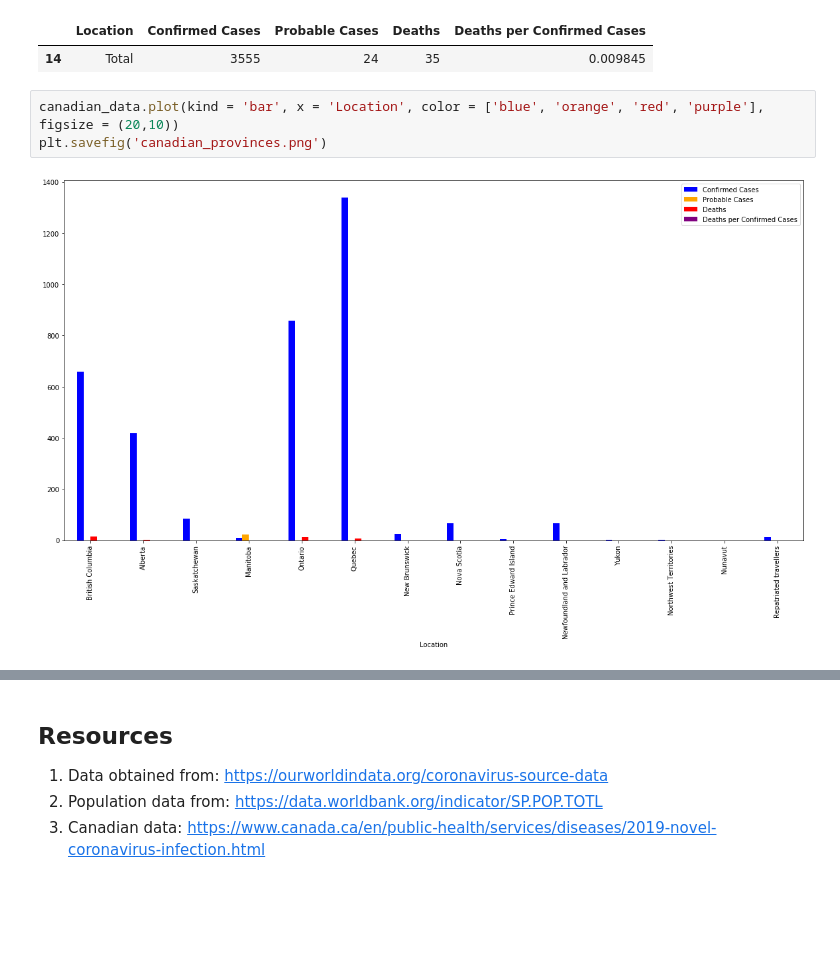
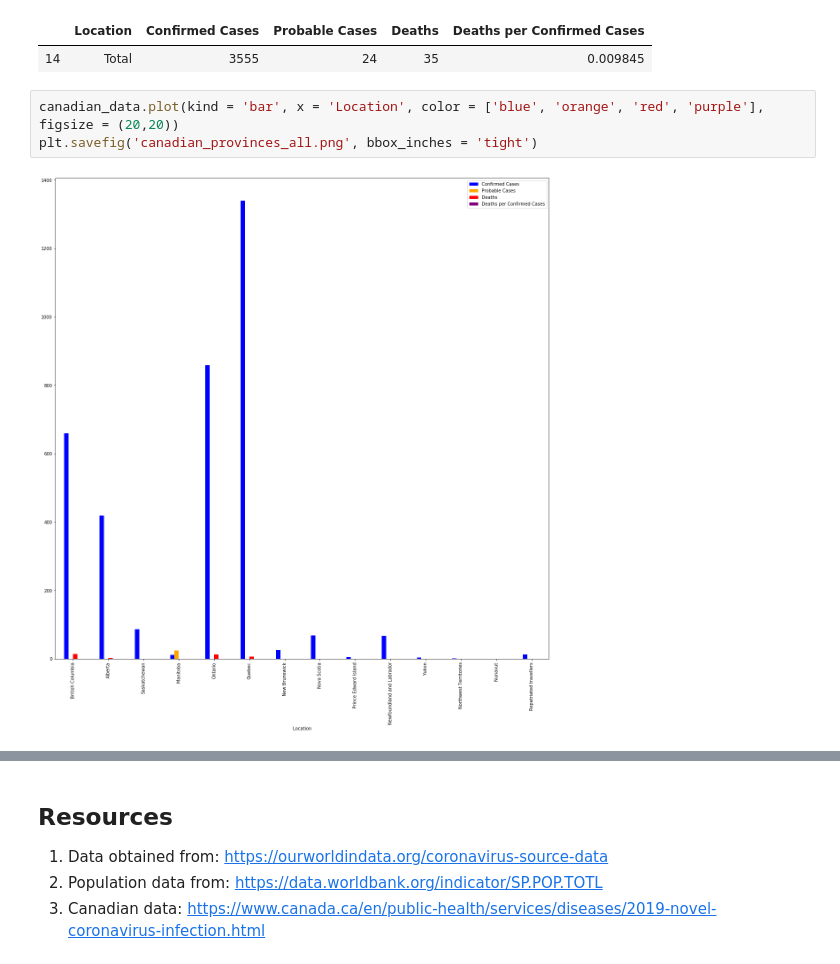
Before and after one commit to ambreen2006/Covid-19-Analysis, a Jupyter notebook: Covid-19-per-capita.ipynb, the cells around one changed output, grey strips where cells are left out. Saved outputs shown, nothing was run; the diff lists cells and outputs as text; blank space fills up the shorter version.

Commit message:
Saving graphs locally as png

```diff
--- a/Covid-19-per-capita.ipynb
+++ b/Covid-19-per-capita.ipynb
@@ -396,8 +390,8 @@ canadian_data_total
 |  | Location | Confirmed Cases | Probable Cases | Deaths | Deaths per Confirmed Cases |
 | 14 | Total | 3555 | 24 | 35 | 0.009845 |
 # %%
-canadian_data.plot(kind = 'bar', x = 'Location', color = ['blue', 'orange', 'red', 'purple'], figsize = (20,10))
-plt.savefig('canadian_provinces.png')
+canadian_data.plot(kind = 'bar', x = 'Location', color = ['blue', 'orange', 'red', 'purple'], figsize = (20,20))
+plt.savefig('canadian_provinces_all.png', bbox_inches = 'tight')
 # %% [output]
-[figure, old version]
+[figure, new version]
 # %%
```
Also changed, not shown: parts of 9 cells of this notebook, 1 other file.
